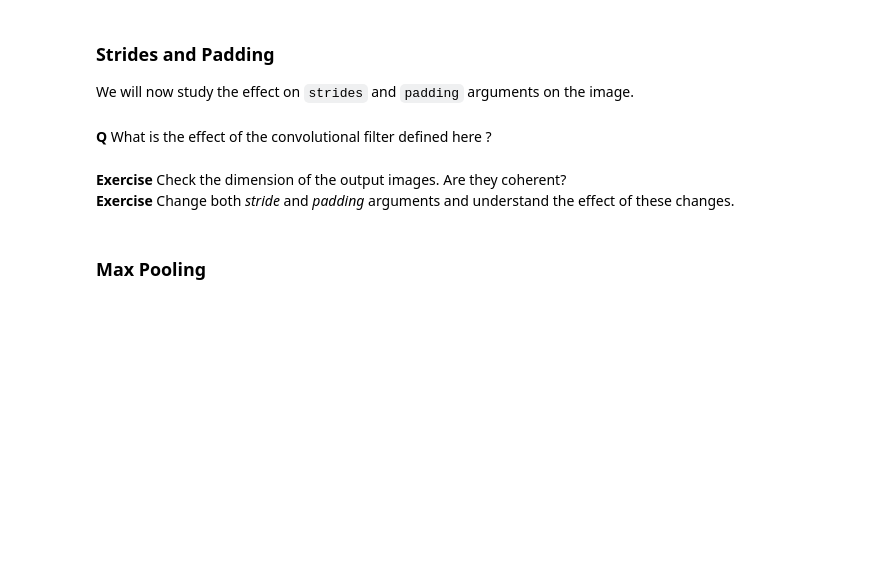
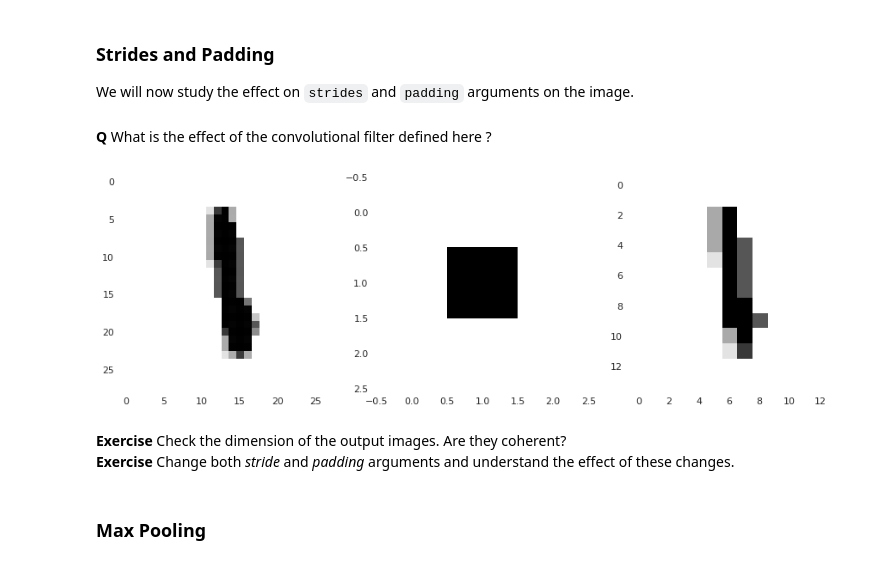
Before and after one commit to chou404/High-Dimensional-Deep-Learning, a Jupyter notebook: ImageClassification/Atelier-keras-MNIST.ipynb, the cells around one changed output. Drawn from its saved outputs; the diff is of its cells as text; code cells hidden in the pictures; blank space fills up the shorter version.

```diff
--- a/ImageClassification/Atelier-keras-MNIST.ipynb
+++ b/ImageClassification/Atelier-keras-MNIST.ipynb
@@ -407,22 +407,24 @@ conv_sp = km.Sequential([
 # %% [markdown]
 **Q** What is the effect of the convolutional filter defined here ?
 # %%
-img_in = np.expand_dims(x, 0)
+img_in = np.expand_dims(X_train_conv[200], 0)
 img_out = conv_sp.predict(img_in)
 
 fig, (ax0, ax1, ax2) = plt.subplots(ncols=3, figsize=(15, 5))
 ax0.imshow(img_in[0,:,:,0].astype(np.uint8),
            cmap="binary");
 ax0.grid(False)
 
 norm_conv_filter = (conv_filter-conv_filter.min())/conv_filter.max()
 ax1.imshow(norm_conv_filter.astype(np.uint8),
            cmap="binary");
 ax1.grid(False)
 
 ax2.imshow(img_out[0,:,:,0].astype(np.uint8),
            cmap="binary");
 ax2.grid(False)
+# %% [output]
+[figure, added]
 # %% [markdown]
 **Exercise** Check the dimension of the output images. Are they coherent? <br>
 **Exercise** Change both *stride* and *padding* arguments and understand the effect of these changes.
```
Also changed, not shown: parts of 15 cells of this notebook, 2 other files.
